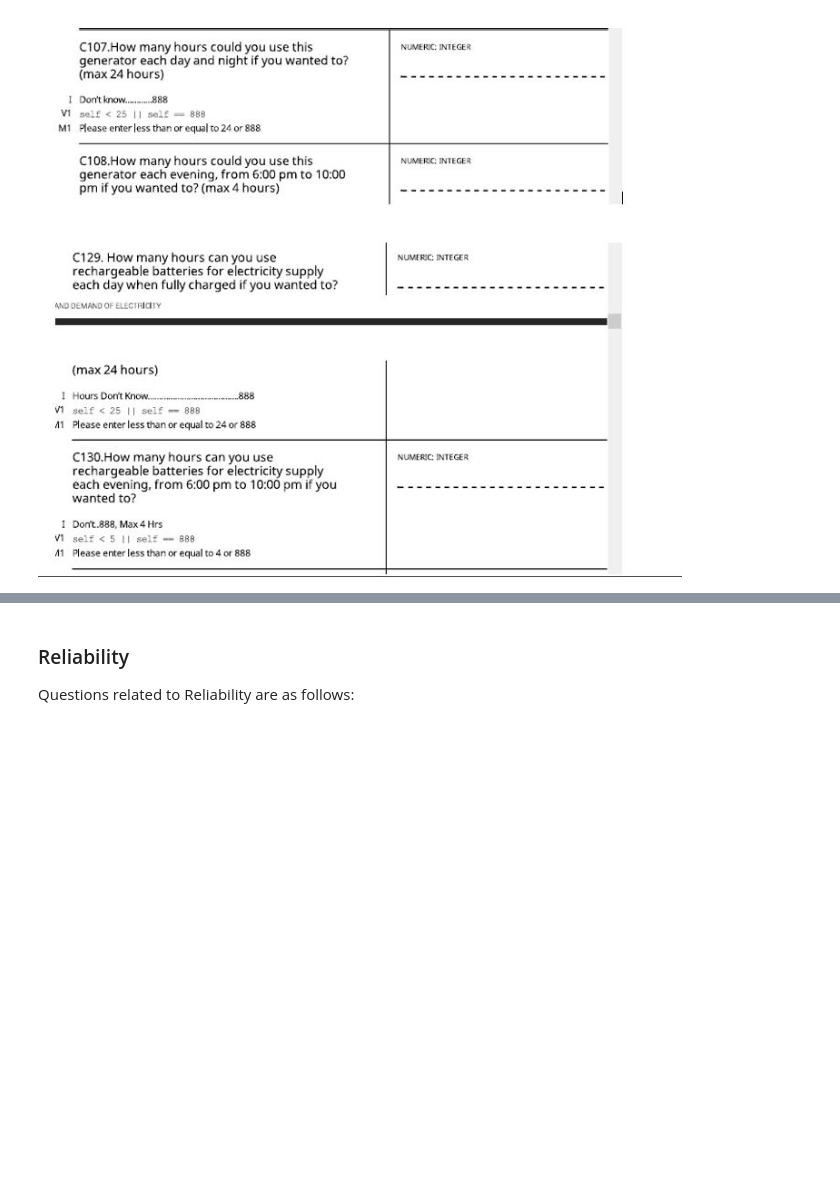
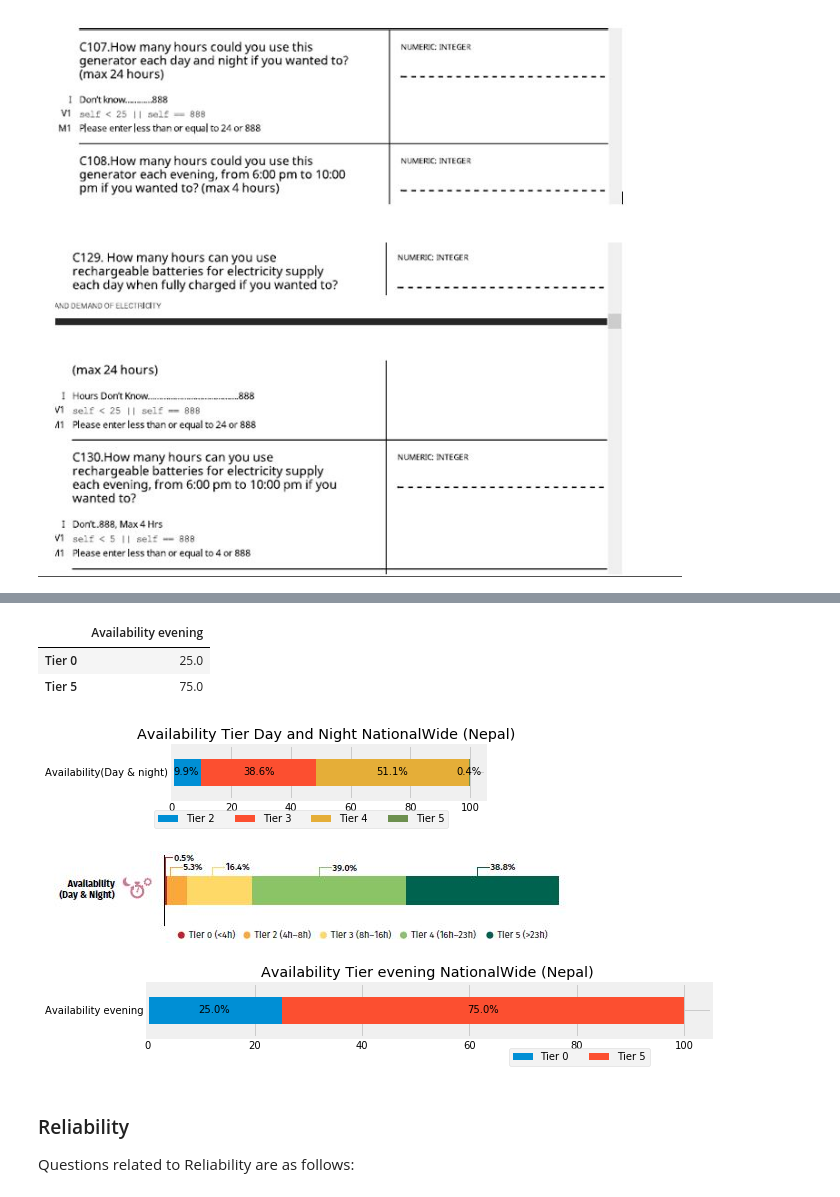
Before and after one commit to alfonsocaiazzo/esmap-mtf-data, a Jupyter notebook: Nepal/Nepal_Energy_Access_Analysis.ipynb, the cells around one changed output, grey strips where cells are left out. Drawn from its saved outputs; the diff is of its cells as text; code cells hidden in the pictures; blank space fills up the shorter version.

Commit message:
Added availability attributes
Added availability attributes , but still working to match with report  graphs.

```diff
--- a/Nepal/Nepal_Energy_Access_Analysis.ipynb
+++ b/Nepal/Nepal_Energy_Access_Analysis.ipynb
@@ -421,0 +455,5 @@ Name: C129, dtype: float64
+# %%
+# Dropping  columns with missing values
+avialability_df.drop(['C69_A','C70_A','C107_A','C108_A','C129','C130'],axis =1,inplace = True)
+avialability_df.rename(columns = {'C29_A':'Availability _ Day and night', 'C30_A': 'Availability evening'}, inplace = True)
+avialability_df.head()
@@ -421,0 +550,4 @@ Name: C129, dtype: float64
+# %%
+avialability_df['Tier_whole_day'] = avialability_df.apply(find_tier, axis=1)
+avialability_df ['Tier_evening'] = avialability_df.apply(find_tier2, axis=1)
+avialability_df.head()
@@ -421,0 +561,8 @@ Name: C129, dtype: float64
+# %%
+# removing unknown data into the sample
+av_wholeday_nationawide = avialability_df[avialability_df["Tier_whole_day"]!= 'Unknown']
+
+#av_wholeday_nationawide1 = av_wholeday_nationawide[av_wholeday_nationawide["Tier_evening"]!= 'Unknown']
+#av_wholeday_nationawide2 = av_wholeday_nationawide1[av_wholeday_nationawide1["Tier_evening"]!= '888.0']
+len(av_wholeday_nationawide)
+#av_wholeday_nationawide.tail()
@@ -421,0 +571,8 @@ Name: C129, dtype: float64
+# %%
+# Availability whole day
+
+avialability_Whole_day_nationwide = av_wholeday_nationawide['Tier_whole_day'].value_counts(normalize=True)*100
+
+av_Whole_day_nationwide_df= avialability_Whole_day_nationwide.to_frame().rename(columns={'Tier_whole_day':'Availability(Day & night)'})
+av_Whole_day_nationwide_df_sorted = av_Whole_day_nationwide_df.sort_index()
+av_Whole_day_nationwide_df_sorted
@@ -421,0 +588,10 @@ Name: C129, dtype: float64
+# %%
+#Availability evening time
+av_evening = av_wholeday_nationawide1['Tier_evening'].value_counts(normalize=True)*100
+av_evening_df= av_evening.to_frame().rename(columns={'Tier_evening':'Availability evening'})
+av_evening_df_sorted = av_evening_df.sort_index()
+av_evening_df_sorted
+# %% [output]
+|  | Availability evening |
+| Tier 0 | 25.0 |
+| Tier 5 | 75.0 |
@@ -421,0 +602,41 @@ Name: C129, dtype: float64
+# %%
+# Plotting
+plot = av_Whole_day_nationwide_df_sorted.T.plot(kind='barh', stacked=True, figsize = (5,1))
+
+for bar in plot.patches:
+    bar_width = bar.get_width()
+    bar_height = bar.get_height()
+    x_bar = bar.get_x()
+    y_bar = bar.get_y()
+
+    label = f'{bar_width:.1f}%'
+    x_label = x_bar + bar_width / 2
+    y_label = y_bar + bar_height / 2
+    plt.text(x_label, y_label, label, va = 'center', ha = 'center')
+
+plt.title('Availability Tier Day and Night NationalWide (Nepal) ')
+plt.legend(bbox_to_anchor=(0.9,- 0.1), ncol = 5);
+# %% [output]
+[figure, added]
+# %%
+Image("references/availability_day_night_Nepal.JPG")
+# %% [output]
+[figure, added]
+# %%
+plot = av_evening_df.sort_index().T.plot(kind='barh', stacked=True, figsize = (9,1))
+
+for bar in plot.patches:
+    bar_width = bar.get_width()
+    bar_height = bar.get_height()
+    x_bar = bar.get_x()
+    y_bar = bar.get_y()
+
+    label = f'{bar_width:.1f}%'
+    x_label = x_bar + bar_width / 2
+    y_label = y_bar + bar_height / 2
+    plt.text(x_label, y_label, label, va = 'center', ha = 'center')
+
+plt.title('Availability Tier evening NationalWide (Nepal) ')
+plt.legend(bbox_to_anchor=(0.9,- 0.1), ncol = 5);
+# %% [output]
+[figure, added]
```
Also changed, not shown: parts of 15 cells of this notebook, 1 other file.
